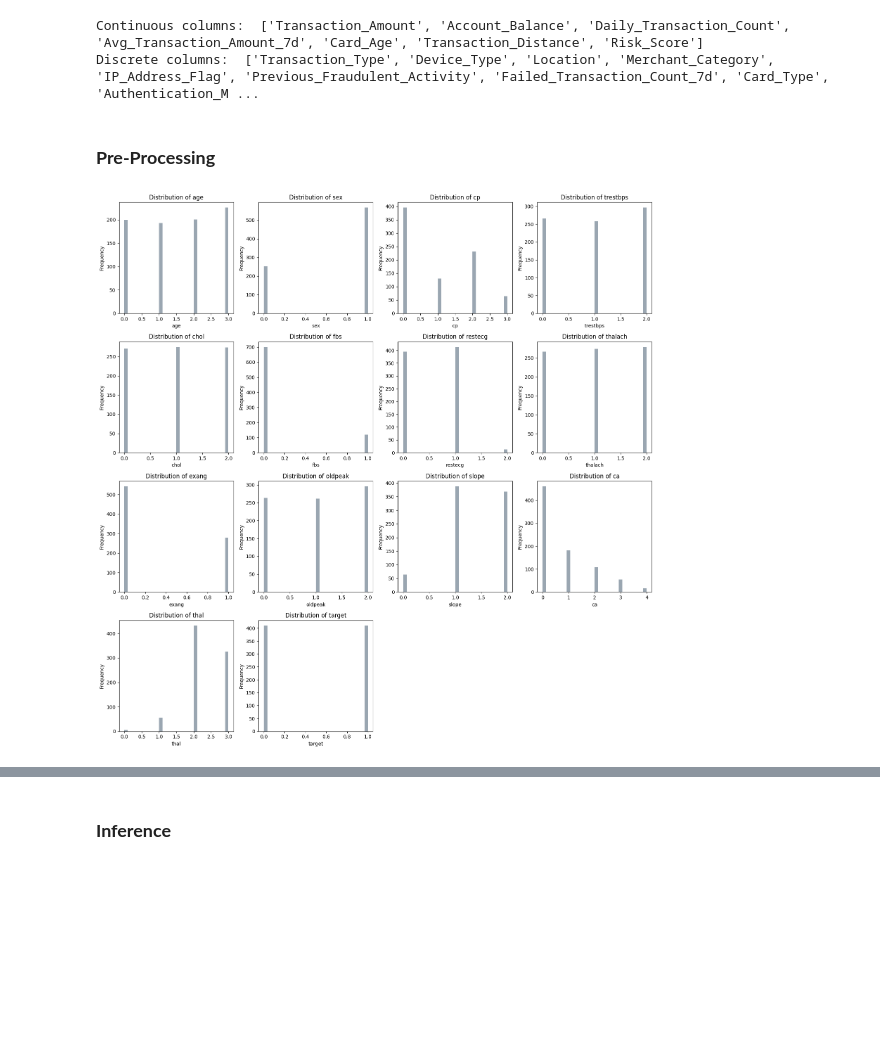
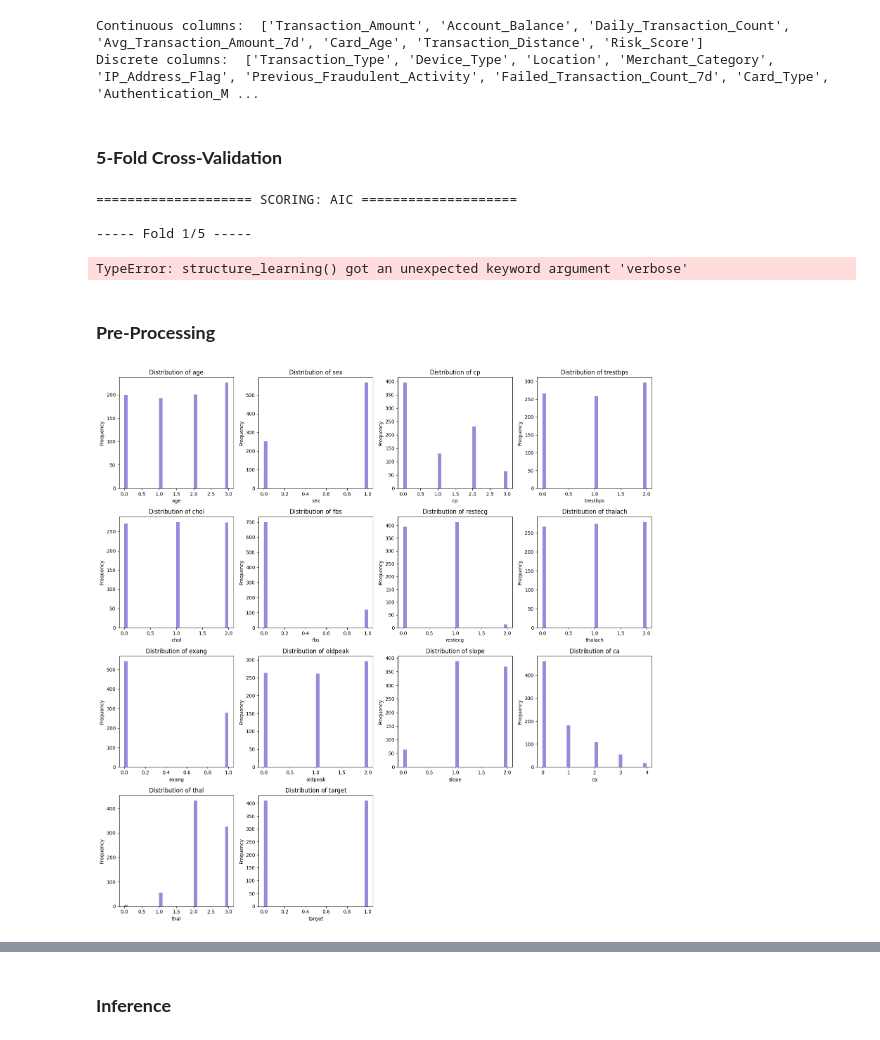
Before and after one commit to Angie-Zauner/AAI, a Jupyter notebook: main.ipynb, the cells around one changed output, grey strips where cells are left out. Drawn from its saved outputs; the diff is of its cells as text; code cells hidden in the pictures; blank space fills up the shorter version.

```diff
--- a/main.ipynb
+++ b/main.ipynb
@@ -571,0 +577,2 @@ Discrete columns:  ['Transaction_Type', 'Device_Type', 'Location', 'Merchant_Cat
+# %% [markdown]
+### **5-Fold Cross-Validation**
@@ -572,3 +597,52 @@ Discrete columns:  ['Transaction_Type', 'Device_Type', 'Location', 'Merchant_Cat
+# %%
+all_results = {}
+# Iterate over the scoring functions and for each of them perform cross-validation
+for s in scoring:
+
+    # Initialize a dictionary to store the values per fold of each metric
+    results_summary = {key: [] for key in metric_keys}
+
+    print(f"\n==================== SCORING: {s.upper()} ====================")
+
+    n_folds = fkf.get_n_splits()
+
+    for i, (train_idx, test_idx) in enumerate(fkf.split(train_fraud), start=1):
+        train_df = train_fraud.iloc[train_idx]
+        test_df = train_fraud.iloc[test_idx]
+
+        print(f"\n----- Fold {i}/{n_folds} -----")
+
+        # Call BayesianNetworkPipeline using s as the scoring method for structure learning
+        metrics = BayesianNetworkPipeline(train_df, test_df, fraud_cont, nbins=[3,3,3,3,3,3,3], method='hc', scoring=s)
+
+        # Extract values for metrics
+        for key in metric_keys:
+
+            # Extract numeric value from string
+            if key in ["Training Time (s)", "Inference Time (s)"]:
+                value = float(metrics[key].replace(" s", "").strip())
+
+            else:
+                value = float(metrics[key])
+
+            # Append the metric
+            results_summary[key].append(value)
+
+    # Compute the mean for each metric
+    mean_metrics = {key: round(np.mean(values), 4) for key, values in results_summary.items()}
+    all_results[s] = mean_metrics
+
+# Summary of grid search
+print("\n==================== FINAL SUMMARY ====================")
+for s, metrics in all_results.items():
+    print(f"\nScoring: {s.upper()}")
+    for key, val in metrics.items():
+        print(f"{key}: {val}")
+# %% [output]
+==================== SCORING: AIC ====================
+
+----- Fold 1/5 -----
+TypeError: structure_learning() got an unexpected keyword argument 'verbose'
 # %% [markdown]
 ### **Pre-Processing**
 # %%
@@ -582,7 +653,7 @@ discretizer_fraud, train_dfraud = discretize_fit(train_fraud, fraud_cont, [3,3,3
 test_dfraud = discretize_transform(test_fraud, fraud_cont, discretizer_fraud)
 # %%
 # Visualize the discretized variables in the train set:
-plot_distributions(train_dheart, train_dheart.columns, color='slategrey')
+plot_distributions(train_dheart, train_dheart.columns, color='slateblue')
 # %% [output]
-[figure, old version]
+[figure, new version]
 # %% [markdown]
```
Also changed, not shown: parts of 11 cells of this notebook, 2 other files.
